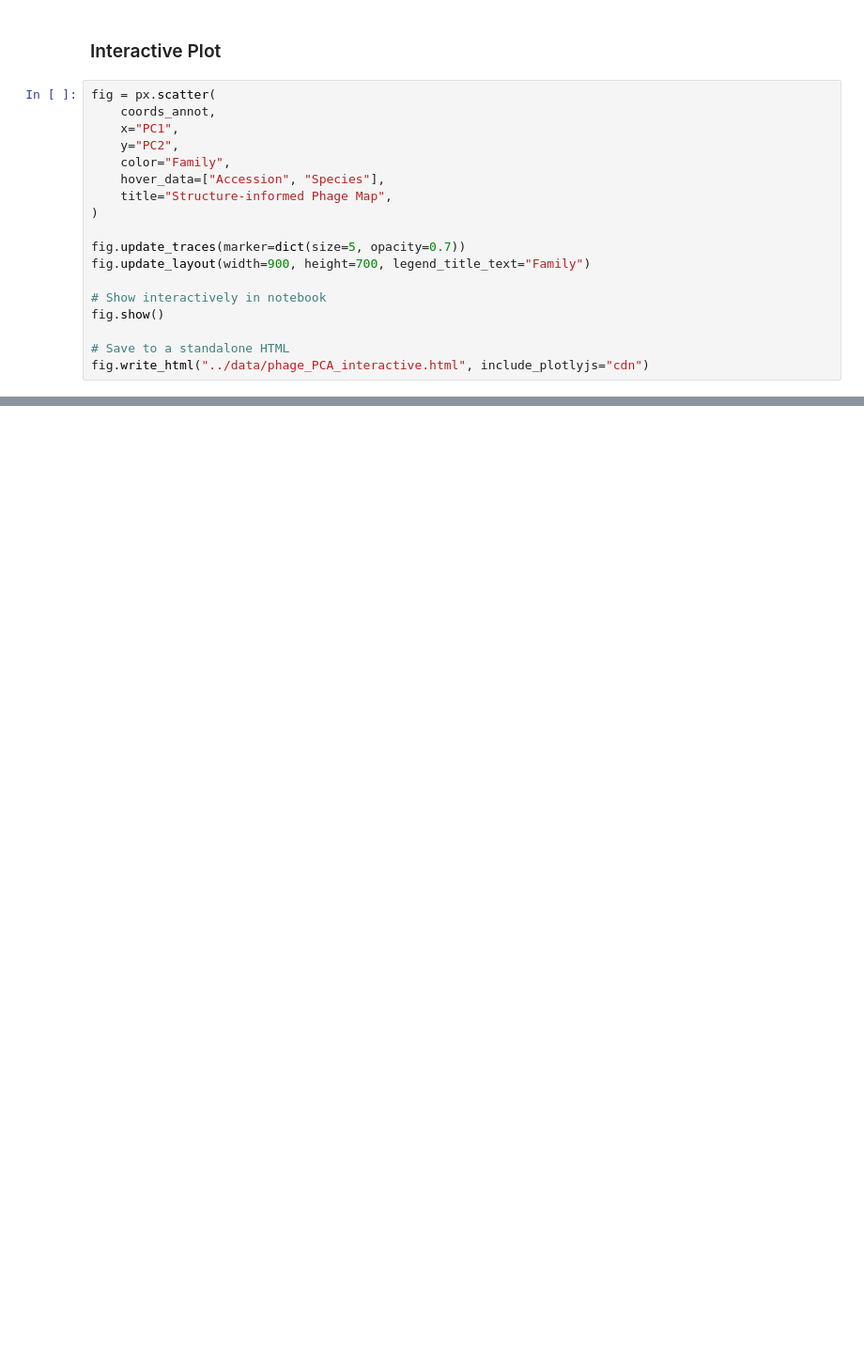
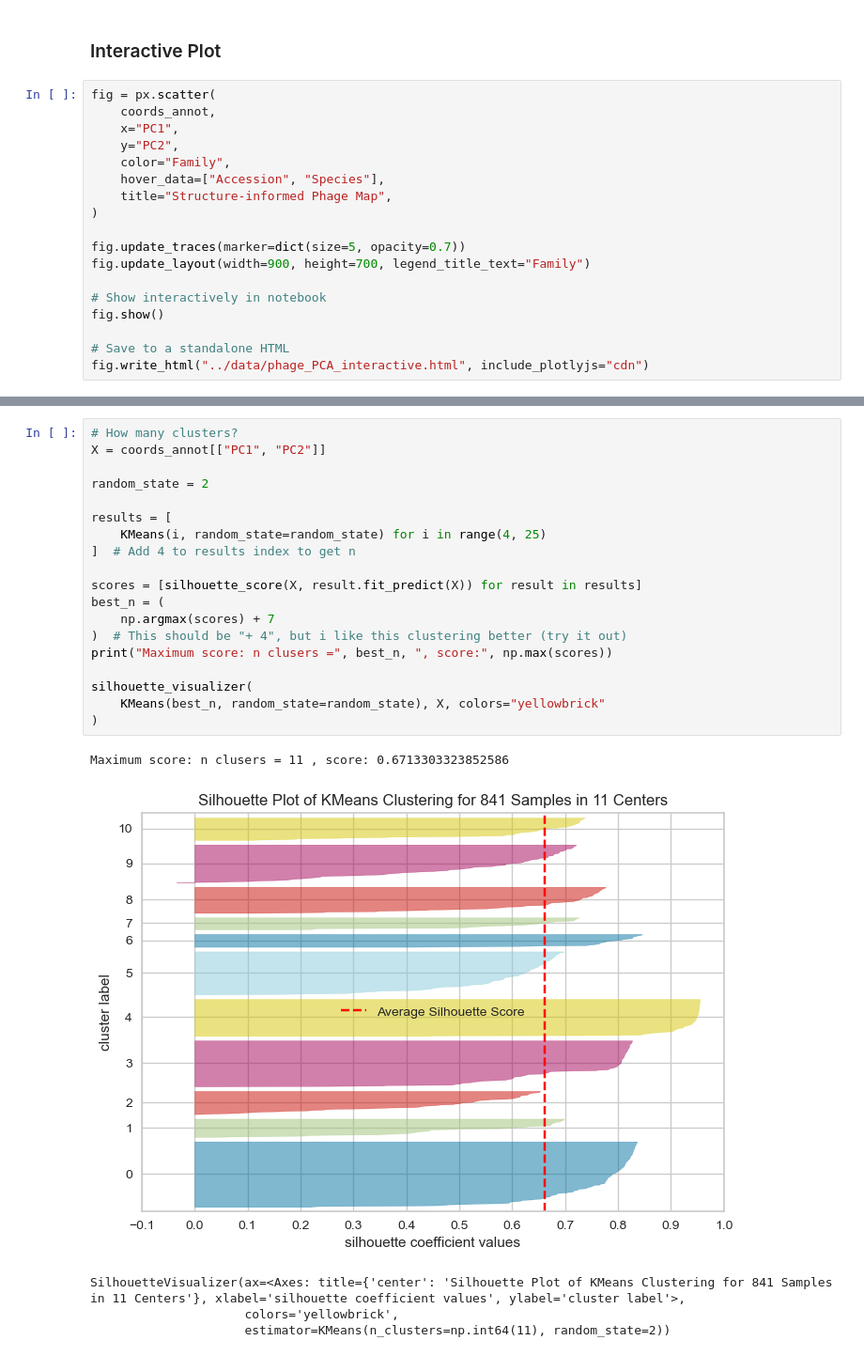
Before and after one commit to dottting/phage_structure_map, a Jupyter notebook: notebooks/plot.ipynb, the cells around one changed output, grey strips where cells are left out. Shown: that part at 94% size. Cells and saved outputs as stored; diff of their text form; blank space fills up the shorter version.

Commit message:
Added k-means clustering to plot

```diff
--- a/notebooks/plot.ipynb
+++ b/notebooks/plot.ipynb
@@ -51,0 +63,25 @@ fig.write_html("../data/phage_PCA_interactive.html", include_plotlyjs="cdn")
+# %%
+# How many clusters?
+X = coords_annot[["PC1", "PC2"]]
+
+random_state = 2
+
+results = [
+    KMeans(i, random_state=random_state) for i in range(4, 25)
+]  # Add 4 to results index to get n
+
+scores = [silhouette_score(X, result.fit_predict(X)) for result in results]
+best_n = (
+    np.argmax(scores) + 7
+)  # This should be "+ 4", but i like this clustering better (try it out)
+print("Maximum score: n clusers =", best_n, ", score:", np.max(scores))
+
+silhouette_visualizer(
+    KMeans(best_n, random_state=random_state), X, colors="yellowbrick"
+)
+# %% [output]
+Maximum score: n clusers = 11 , score: 0.6713303323852586
+[figure, added]
+SilhouetteVisualizer(ax=<Axes: title={'center': 'Silhouette Plot of KMeans Clustering for 841 Samples in 11 Centers'}, xlabel='silhouette coefficient values', ylabel='cluster label'>,
+                     colors='yellowbrick',
+                     estimator=KMeans(n_clusters=np.int64(11), random_state=2))
```
Also changed, not shown: parts of 5 cells of this notebook, 2 other files.
